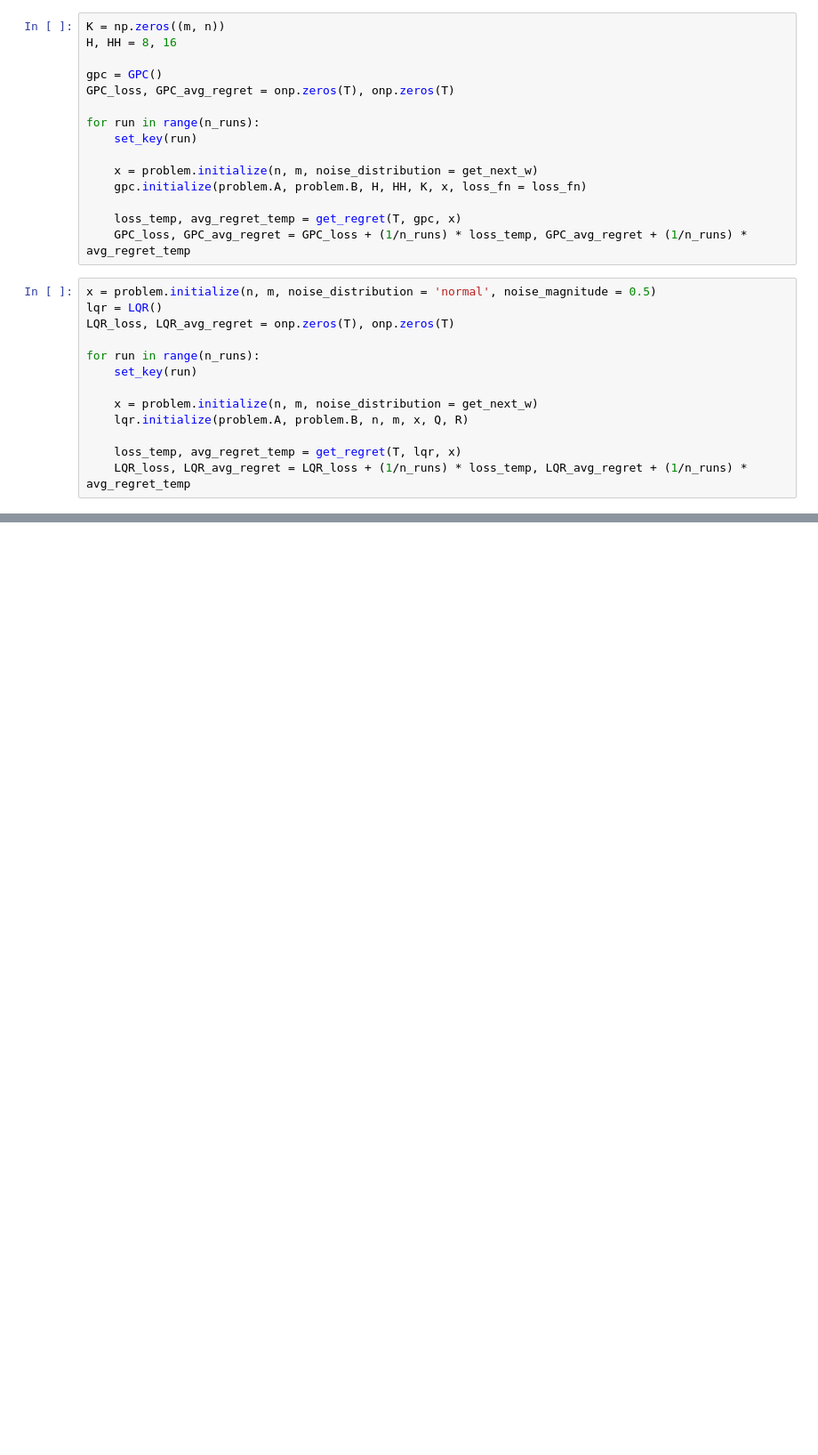
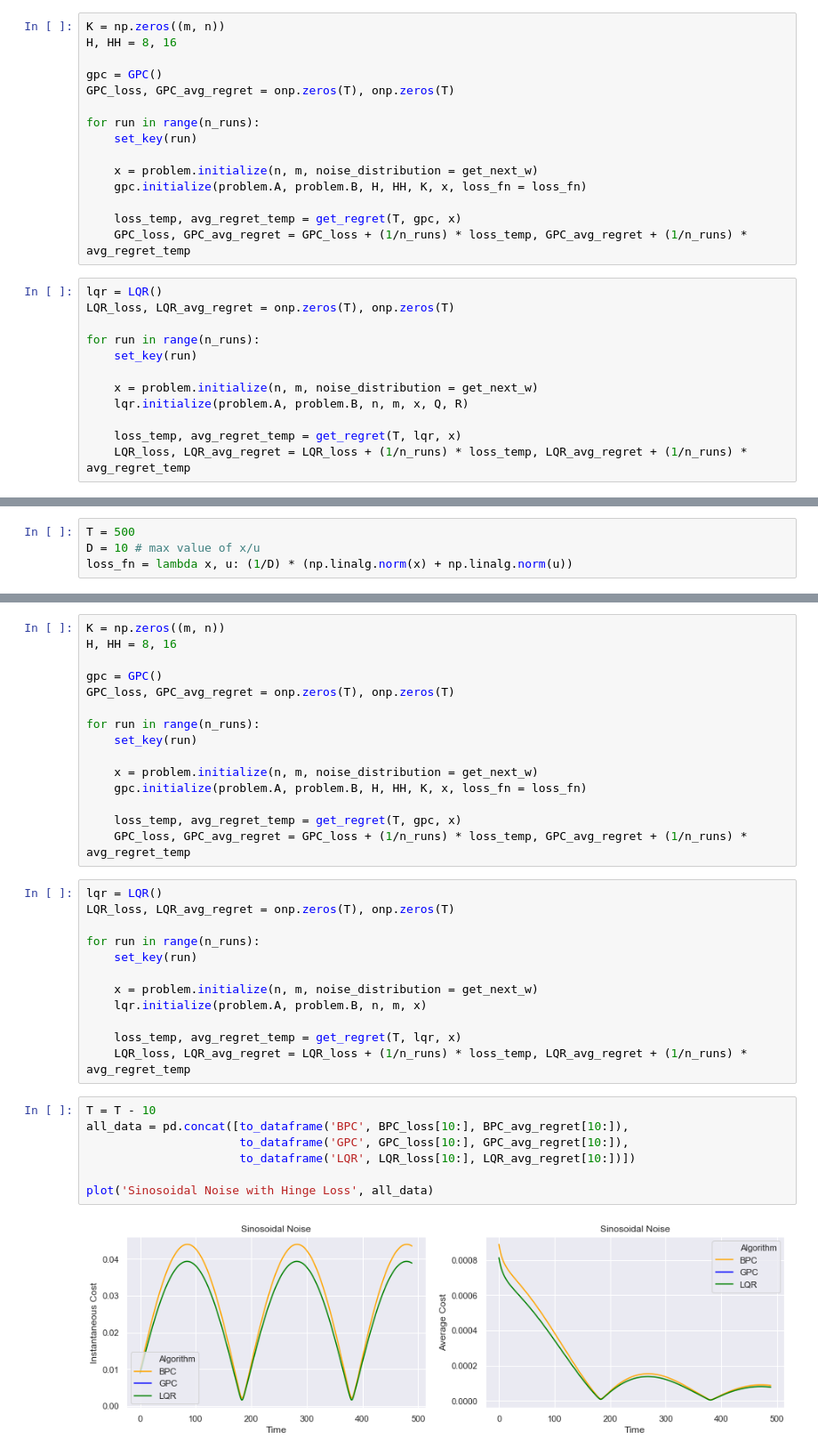
Before and after one commit to MinRegret/TigerControl, a Jupyter notebook: in-progress/Experiments.ipynb, the cells around one changed output, grey strips where cells are left out. Shown at 89% size. Drawn from its saved outputs; the diff is of its cells as text; blank space fills up the shorter version.

```diff
--- a/in-progress/Experiments.ipynb
+++ b/in-progress/Experiments.ipynb
@@ -384,7 +387,6 @@ for run in range(n_runs):
     loss_temp, avg_regret_temp = get_regret(T, gpc, x)
     GPC_loss, GPC_avg_regret = GPC_loss + (1/n_runs) * loss_temp, GPC_avg_regret + (1/n_runs) * avg_regret_temp
 # %%
-x = problem.initialize(n, m, noise_distribution = 'normal', noise_magnitude = 0.5)
 lqr = LQR()
 LQR_loss, LQR_avg_regret = onp.zeros(T), onp.zeros(T)
 
@@ -405,0 +412,4 @@ plot('Sinosoidal Noise', all_data)
+# %%
+T = 500
+D = 10 # max value of x/u
+loss_fn = lambda x, u: (1/D) * (np.linalg.norm(x) + np.linalg.norm(u))
@@ -405,0 +432,36 @@ plot('Sinosoidal Noise', all_data)
+# %%
+K = np.zeros((m, n))
+H, HH = 8, 16
+
+gpc = GPC()
+GPC_loss, GPC_avg_regret = onp.zeros(T), onp.zeros(T)
+
+for run in range(n_runs):
+    set_key(run)
+
+    x = problem.initialize(n, m, noise_distribution = get_next_w)
+    gpc.initialize(problem.A, problem.B, H, HH, K, x, loss_fn = loss_fn)
+
+    loss_temp, avg_regret_temp = get_regret(T, gpc, x)
+    GPC_loss, GPC_avg_regret = GPC_loss + (1/n_runs) * loss_temp, GPC_avg_regret + (1/n_runs) * avg_regret_temp
+# %%
+lqr = LQR()
+LQR_loss, LQR_avg_regret = onp.zeros(T), onp.zeros(T)
+
+for run in range(n_runs):
+    set_key(run)
+
+    x = problem.initialize(n, m, noise_distribution = get_next_w)
+    lqr.initialize(problem.A, problem.B, n, m, x)
+
+    loss_temp, avg_regret_temp = get_regret(T, lqr, x)
+    LQR_loss, LQR_avg_regret = LQR_loss + (1/n_runs) * loss_temp, LQR_avg_regret + (1/n_runs) * avg_regret_temp
+# %%
+T = T - 10
+all_data = pd.concat([to_dataframe('BPC', BPC_loss[10:], BPC_avg_regret[10:]),
+                      to_dataframe('GPC', GPC_loss[10:], GPC_avg_regret[10:]),
+                      to_dataframe('LQR', LQR_loss[10:], LQR_avg_regret[10:])])
+
+plot('Sinosoidal Noise with Hinge Loss', all_data)
+# %% [output]
+[figure, added]
```
Also changed, not shown: parts of 25 cells of this notebook.
